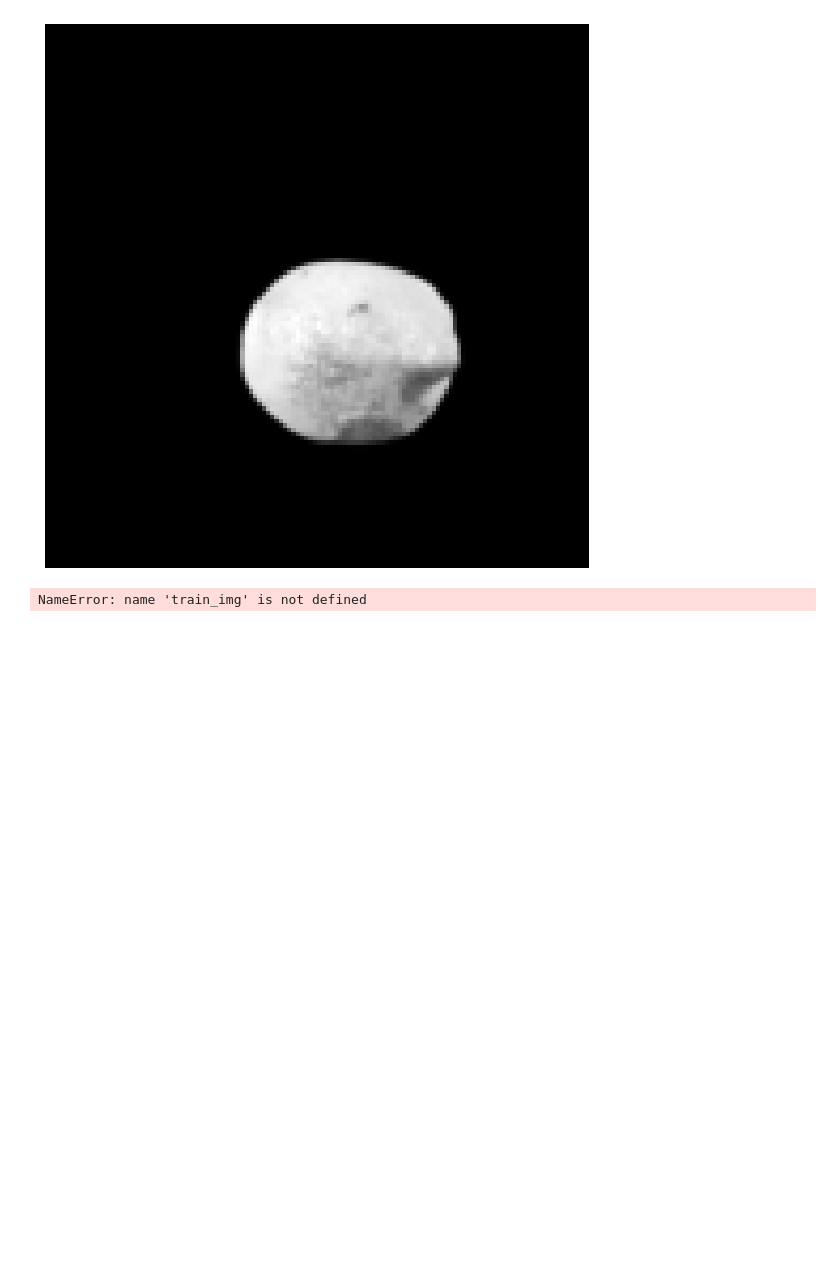
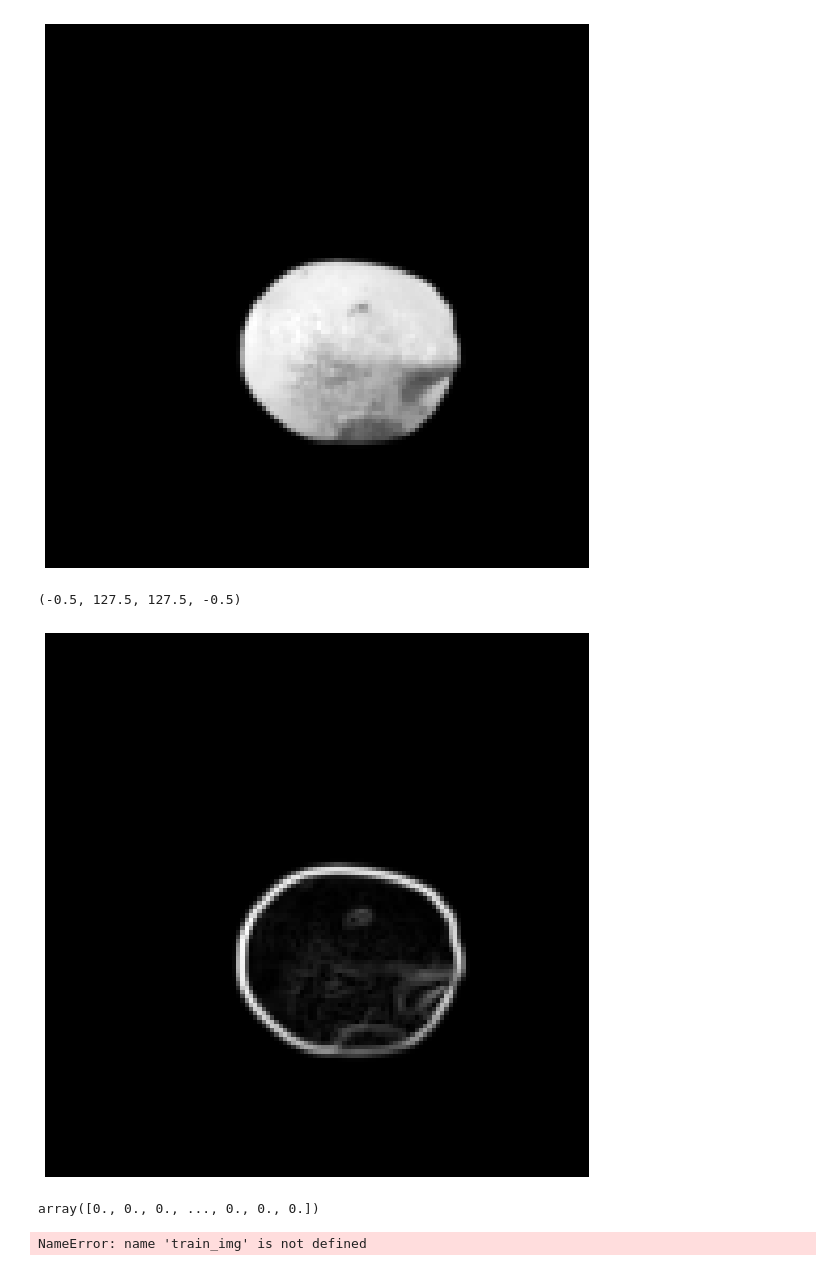
Before and after one commit to csulfrian/lemon-defect-detection, a Jupyter notebook: notebooks/initial-exploration.ipynb, the cells around one changed output. Saved outputs shown, nothing was run; the diff lists cells and outputs as text; code cells hidden in the pictures; blank space fills up the shorter version.

```diff
--- a/notebooks/initial-exploration.ipynb
+++ b/notebooks/initial-exploration.ipynb
@@ -308,6 +300,20 @@ ax.axis('off')
 # %% [output]
 (-0.5, 127.5, 127.5, -0.5)
 [figure]
+# %%
+from skimage.feature import canny
+edges = sobel(small_gray_lemon)
+
+fig, ax = plt.subplots(figsize=plot_size)
+ax.imshow(edges, cmap='gray')
+ax.axis('off')
+# %% [output]
+(-0.5, 127.5, 127.5, -0.5)
+[figure, added]
+# %%
+edges.ravel()
+# %% [output]
+array([0., 0., 0., ..., 0., 0., 0.])
 # %%
 # fig, ax = plt.subplots(figsize=plot_size)
 plt.scatter(train_img[:, 0], train_img[:, 1],
```
Also changed, not shown: parts of 17 cells of this notebook, 5 other files.
